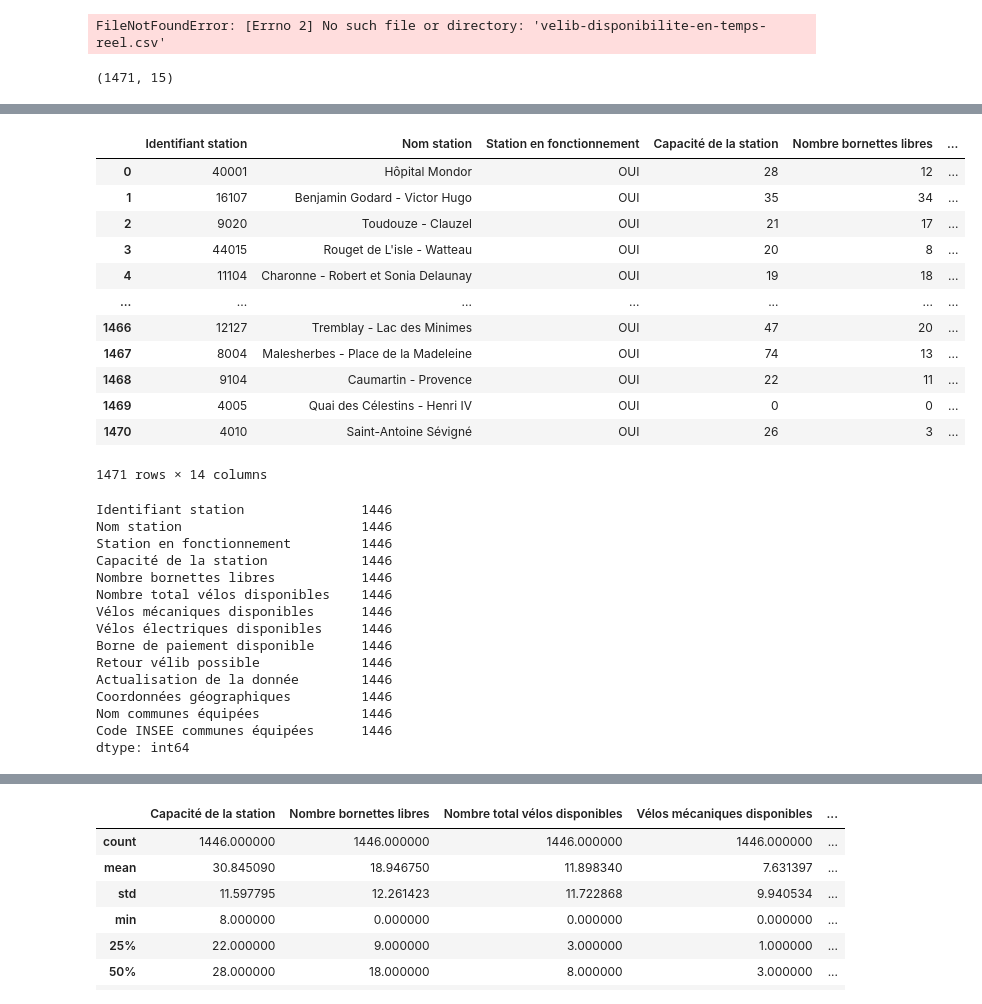
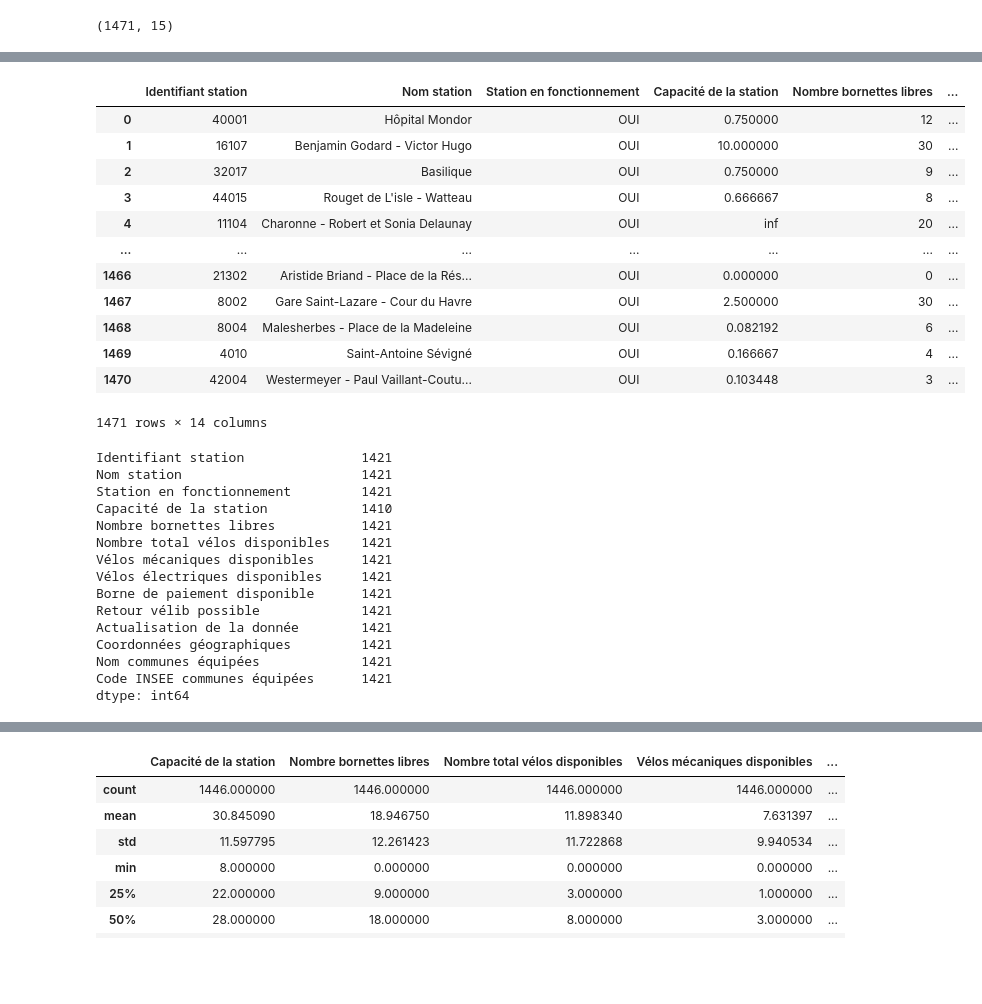
Before and after one commit to gabentho/Groupwork-DataAnalysis, a Jupyter notebook: Code.ipynb, the cells around one changed output, grey strips where cells are left out. Saved outputs shown, nothing was run; the diff lists cells and outputs as text; code cells hidden in the pictures; blank space fills up the shorter version.

```diff
--- a/Code.ipynb
+++ b/Code.ipynb
@@ -7,9 +7,7 @@ import matplotlib.pyplot as plt
 import contextily as ctx
 from shapely.geometry import Point
 # %%
-df = pd.read_csv('velib-disponibilite-en-temps-reel.csv',sep=";")
+df = pd.read_csv('velib-disponibilite-en-temps-reel-3.csv',sep=";")
-# %% [output]
-FileNotFoundError: [Errno 2] No such file or directory: 'velib-disponibilite-en-temps-reel.csv'
 # %%
 df.shape
 # %% [output]
@@ -36,21 +34,21 @@ dtype: object
 # %%
 df = df.drop(columns=['station_opening_hours'])
 # %%
-df["Capacité de la station"] = df["Nombre bornettes libres"]/df["Nombre total vélos disponibles"]
+df["Capacité de la station"] = df["Nombre bornettes libres"]+df["Nombre total vélos disponibles"]
 df
 # %% [output]
 |  | Identifiant station | Nom station | Station en fonctionnement | Capacité de la station | Nombre bornettes libres | ... |
-| 0 | 40001 | Hôpital Mondor | OUI | 28 | 12 | ... |
-| 1 | 16107 | Benjamin Godard - Victor Hugo | OUI | 35 | 34 | ... |
-| 2 | 9020 | Toudouze - Clauzel | OUI | 21 | 17 | ... |
-| 3 | 44015 | Rouget de L'isle - Watteau | OUI | 20 | 8 | ... |
-| 4 | 11104 | Charonne - Robert et Sonia Delaunay | OUI | 19 | 18 | ... |
+| 0 | 40001 | Hôpital Mondor | OUI | 0.750000 | 12 | ... |
+| 1 | 16107 | Benjamin Godard - Victor Hugo | OUI | 10.000000 | 30 | ... |
+| 2 | 32017 | Basilique | OUI | 0.750000 | 9 | ... |
+| 3 | 44015 | Rouget de L'isle - Watteau | OUI | 0.666667 | 8 | ... |
+| 4 | 11104 | Charonne - Robert et Sonia Delaunay | OUI | inf | 20 | ... |
 | ... | ... | ... | ... | ... | ... | ... |
-| 1466 | 12127 | Tremblay - Lac des Minimes | OUI | 47 | 20 | ... |
-| 1467 | 8004 | Malesherbes - Place de la Madeleine | OUI | 74 | 13 | ... |
-| 1468 | 9104 | Caumartin - Provence | OUI | 22 | 11 | ... |
-| 1469 | 4005 | Quai des Célestins - Henri IV | OUI | 0 | 0 | ... |
-| 1470 | 4010 | Saint-Antoine Sévigné | OUI | 26 | 3 | ... |
+| 1466 | 21302 | Aristide Briand - Place de la Rés... | OUI | 0.000000 | 0 | ... |
+| 1467 | 8002 | Gare Saint-Lazare - Cour du Havre | OUI | 2.500000 | 30 | ... |
+| 1468 | 8004 | Malesherbes - Place de la Madeleine | OUI | 0.082192 | 6 | ... |
+| 1469 | 4010 | Saint-Antoine Sévigné | OUI | 0.166667 | 4 | ... |
+| 1470 | 42004 | Westermeyer - Paul Vaillant-Coutu... | OUI | 0.103448 | 3 | ... |
 1471 rows × 14 columns
 # %%
 df = df[df["Station en fonctionnement"] != "NON"]
@@ -58,20 +56,20 @@ df = df[df["Capacité de la station"] != 0]
 # %%
 df.count()
 # %% [output]
-Identifiant station               1446
-Nom station                       1446
-Station en fonctionnement         1446
-Capacité de la station            1446
-Nombre bornettes libres           1446
-Nombre total vélos disponibles    1446
-Vélos mécaniques disponibles      1446
-Vélos électriques disponibles     1446
-Borne de paiement disponible      1446
-Retour vélib possible             1446
-Actualisation de la donnée        1446
-Coordonnées géographiques         1446
-Nom communes équipées             1446
-Code INSEE communes équipées      1446
+Identifiant station               1421
+Nom station                       1421
+Station en fonctionnement         1421
+Capacité de la station            1410
+Nombre bornettes libres           1421
+Nombre total vélos disponibles    1421
+Vélos mécaniques disponibles      1421
+Vélos électriques disponibles     1421
+Borne de paiement disponible      1421
+Retour vélib possible             1421
+Actualisation de la donnée        1421
+Coordonnées géographiques         1421
+Nom communes équipées             1421
+Code INSEE communes équipées      1421
 dtype: int64
 # %%
 df.info()
```
Also changed, not shown: parts of 3 cells of this notebook.
